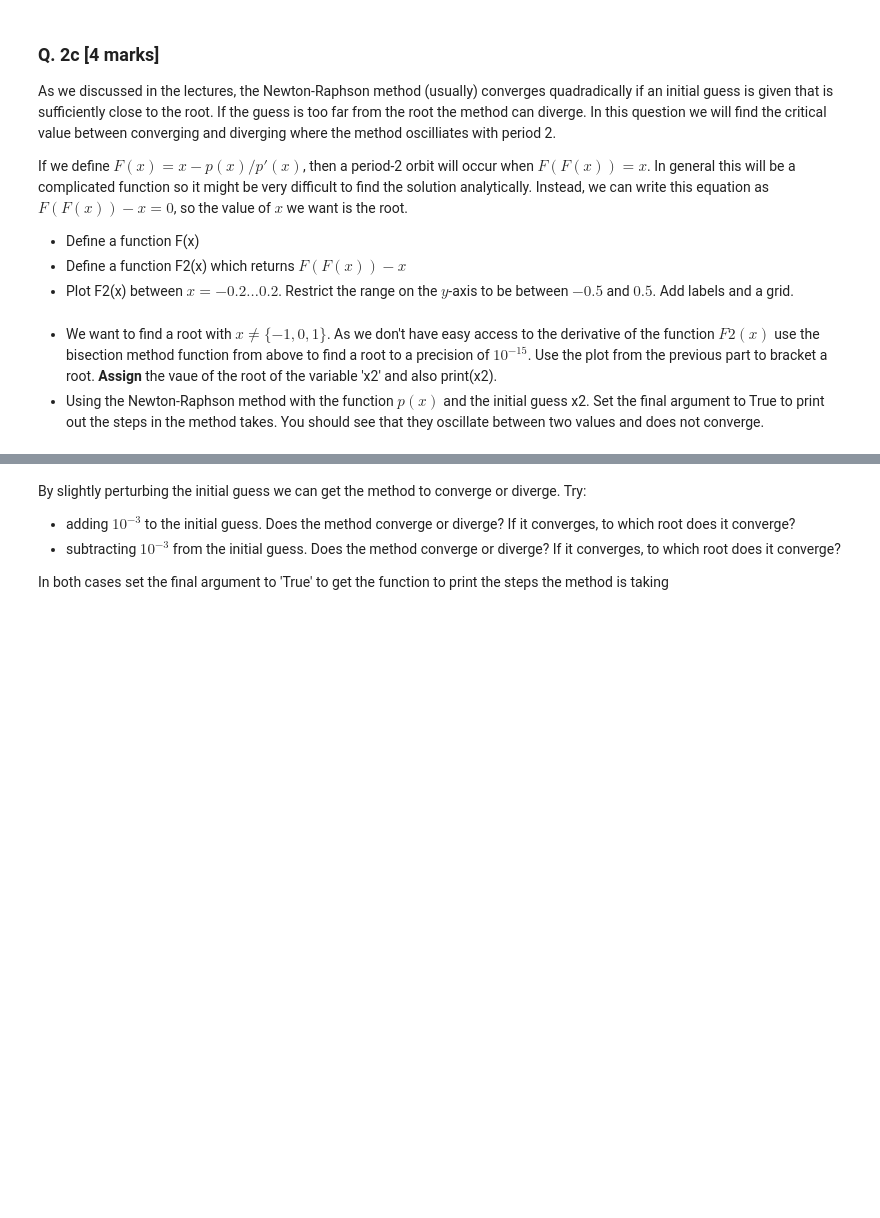
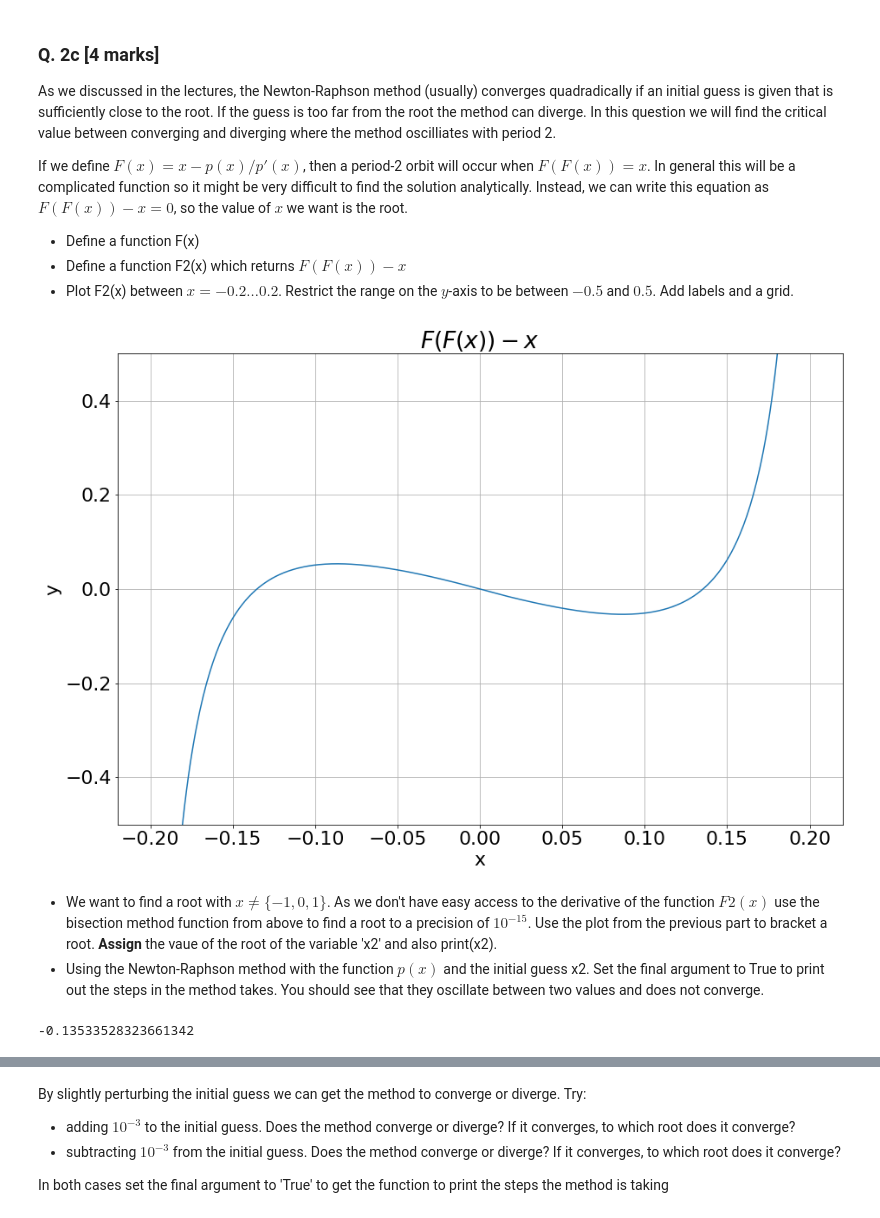
Before and after one commit to loby368/Computational-Science, a Jupyter notebook: Assignment 2/Assignment-2.ipynb, the cells around one changed output, grey strips where cells are left out. Drawn from its saved outputs; the diff is of its cells as text; code cells hidden in the pictures; blank space fills up the shorter version.

```diff
--- a/Assignment 2/Assignment-2.ipynb
+++ b/Assignment 2/Assignment-2.ipynb
@@ -150,6 +180,32 @@ If we define $F(x) = x - p(x)/p'(x)$, then a period-2 orbit will occur when $F(F
 - Define a function F(x)
 - Define a function F2(x) which returns $F(F(x)) - x$
 - Plot F2(x) between $x=-0.2\dots0.2$. Restrict the range on the $y$-axis to be between $-0.5$ and $0.5$. Add labels and a grid.
+# %%
+def F(x):
+    return x - p(x)/dp(x)
+# %%
+def F2(x):
+    return F(F(x)) - x
+# %%
+#Plot F2(x)
+x = np.arange(-0.2,0.2001,0.001) #Use intervals of 0.001 to give smooth curve
+y = F2(x)
+
+plt.plot(x,y)
+plt.ylim(-0.5,0.5) #Set y limits from -0.5 to 0.5
+plt.title('$F(F(x)) - x$')
+plt.xlabel('x')
+plt.ylabel('y')
+plt.grid(True)
+# %% [output]
+[figure, added]
 # %% [markdown]
 - We want to find a root with $x \neq \{-1,0,1\}$. As we don't have easy access to the derivative of the function $F2(x)$ use the bisection method function from above to find a root to a precision of $10^{-15}$. Use the plot from the previous part to bracket a root. **Assign** the vaue of the root of the variable 'x2' and also print(x2).
 - Using the Newton-Raphson method with the function $p(x)$ and the initial guess x2. Set the final argument to True to print out the steps in the method takes. You should see that they oscillate between two values and does not converge.
+# %%
+# Use the Bisection method to find a root of F2(x), to give a starting value on p(x) which causes a period 2 oscillation
+# Use -0.15 and -0.1 as the bracketing range
+x2 = FindRootBisectionImproved(F2,-0.15,-0.1,10**-15)
+print(x2)
+# %% [output]
+-0.13533528323661342
```
Also changed, not shown: parts of 12 cells of this notebook.
